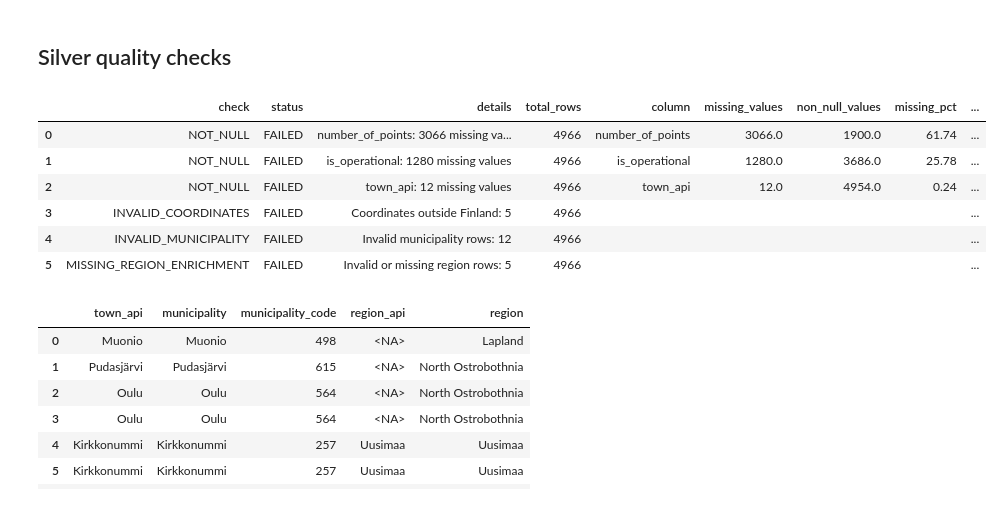
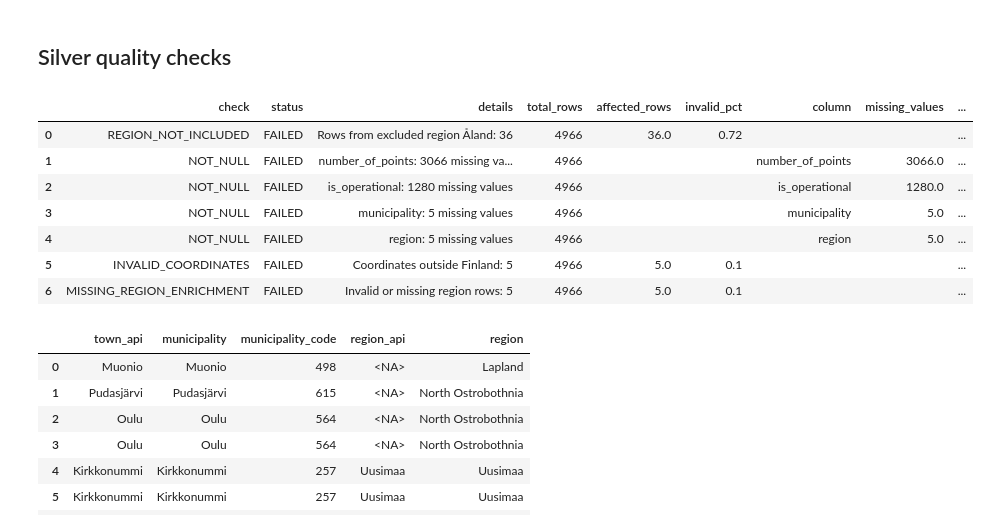
Before and after one commit to MarkusJakonen/de-week8-mini-project-team1, a Jupyter notebook: Silver/silver_data_cleaning_open_charge_FI.ipynb, the cells around one changed output. Saved outputs shown, nothing was run; the diff lists cells and outputs as text; code cells hidden in the pictures.

```diff
--- a/Silver/silver_data_cleaning_open_charge_FI.ipynb
+++ b/Silver/silver_data_cleaning_open_charge_FI.ipynb
@@ -52,8 +52,8 @@ column_mapping = {
     "NumberOfPoints": "number_of_points",
     "DateCreated": "date_created", # this one needs to be split later, only one key can exist in a Python dict
     "StatusType.IsOperational": "is_operational",
-    "AddressInfo.Town": "town_api", # original API value, contains 1547 invalid municipalities -> not usable
-    "AddressInfo.StateOrProvince": "region_api", # original API value, contains 826 invalid regions -> not usable
+    "AddressInfo.Town": "town_api", # original API value, contains 1547 invalid municipalities → not usable
+    "AddressInfo.StateOrProvince": "region_api", # original API value, contains 826 invalid regions → not usable
     "AddressInfo.Country.Title": "country",
     "AddressInfo.Latitude": "latitude",
     "AddressInfo.Longitude": "longitude",
@@ -75,7 +75,7 @@ silver_df = silver_df.assign(
     month=silver_df["date_created"].dt.month,
 )
 
-# Read the municipalities from the official Excel
+# Read the municipalities and regions from the official Excel
 # See https://stat.fi/en/luokitukset/tupa -> "Municipalities and Regional Divisions Based on Municipalities 2026"
 municipalities_and_regions_df = pd.read_excel(
     "en26_Municipalities_and_Regional_Divisions_Based_on_Municipalities_2026_in_Finnish,_Swedish_and_English.xlsx",
@@ -84,9 +84,17 @@ municipalities_and_regions_df = pd.read_excel(
     header=None,
     names=[
         "municipality",
-        "municipality_code", # needed for joining later
+        "municipality_code", # needed later for joining
         "region"
     ]
+)
+
+# Handle a special case in the Excel: "Maarianhamina - Mariehamn" → "Maarianhamina"
+municipalities_and_regions_df["municipality"] = (
+    municipalities_and_regions_df["municipality"]
+    .replace({
+        "Maarianhamina - Mariehamn": "Maarianhamina"
+    })
 )
 
 display(municipalities_and_regions_df.head())
@@ -102,8 +110,8 @@ silver_df = silver_df[
         "month",
         "date_created",
         "is_operational",
-        "town_api", # will be converted to municipality later
-        "region_api",
+        "town_api", # included for debugging purposes, will be dropped later
+        "region_api", # included for debugging purposes, will be dropped later
         "country",
         "latitude",
         "longitude",
@@ -525,11 +464,13 @@ FINLAND_LAT_MAX = 70.5
 FINLAND_LON_MIN = 19.0
 FINLAND_LON_MAX = 32.0
 
+silver_df["rejection_reason"] = pd.NA
+
 quality_issues = []
 total_rows = len(silver_df)
 
 # Helper function for adding failed checks
-def add_quality_issue(check, details, **extra_fields):
+def add_quality_issue(check, details, failed_rows=None, **extra_fields):
     quality_issues.append({
         "check": check,
         "status": "FAILED",
@@ -538,6 +479,24 @@ def add_quality_issue(check, details, **extra_fields):
         **extra_fields
     })
 
+    # Mark rejected rows by setting a rejection_reason
+    if failed_rows is not None:
+        silver_df.loc[failed_rows, "rejection_reason"] = check
+
+
+# 0. Åland not allowed, because the Traficom data used later in this project does not include registrations in Åland
+excluded_region_rows = silver_df[
+    silver_df["region"] == "Åland"
+]
+
+if not excluded_region_rows.empty:
+    add_quality_issue(
+        check="REGION_NOT_INCLUDED",
+        details=f"Rows from excluded region Åland: {len(excluded_region_rows)}",
+        affected_rows=len(excluded_region_rows),
+        invalid_pct=round(len(excluded_region_rows) / total_rows * 100, 2),
+        failed_rows=excluded_region_rows.index
+    )
 
 # 1. Row count check
 if len(silver_df) != len(bronze_df):
@@ -557,7 +516,8 @@ if not duplicate_ids.empty:
         check="DUPLICATE_IDS",
         details=f"Duplicate IDs found: {duplicate_ids['id'].nunique()}",
         affected_rows=len(duplicate_ids),
-        duplicate_id_count=duplicate_ids["id"].nunique()
+        duplicate_id_count=duplicate_ids["id"].nunique(),
+        failed_rows=duplicate_ids.index
     )
 
 
@@ -569,7 +529,8 @@ required_columns = [
     "year",
     "month",
     "is_operational",
-    "town_api",
+    "municipality",
+    "region",
     "country",
     "latitude",
     "longitude",
@@ -603,7 +564,8 @@ if not invalid_coordinates.empty:
         check="INVALID_COORDINATES",
         details=f"Coordinates outside Finland: {len(invalid_coordinates)}",
         affected_rows=len(invalid_coordinates),
-        invalid_pct=round(len(invalid_coordinates) / total_rows * 100, 2)
+        invalid_pct=round(len(invalid_coordinates) / total_rows * 100, 2),
+        failed_rows=invalid_coordinates.index
     )
 
 
@@ -617,7 +579,8 @@ if not invalid_number_of_points.empty:
         check="INVALID_COORDINATES",
         details=f"Invalid coordinate rows: {len(invalid_coordinates)}",
         affected_rows=len(invalid_coordinates),
-        invalid_pct=round(len(invalid_coordinates) / total_rows * 100, 2)
+        invalid_pct=round(len(invalid_coordinates) / total_rows * 100, 2),
+        failed_rows=invalid_number_of_points.index
     )
 
 
@@ -651,42 +614,45 @@ if not invalid_municipalities.empty:
         check="INVALID_MUNICIPALITY",
         details=f"Invalid municipality rows: {len(invalid_municipalities)}",
         affected_rows=len(invalid_municipalities),
-        invalid_pct=round(len(invalid_municipalities) / total_rows * 100, 2)
+        invalid_pct=round(len(invalid_municipalities) / total_rows * 100, 2),
+        failed_rows=invalid_municipalities.index
     )
 
 
 # 7. Invalid region
 # Since region is derived from official municipality data, there are really only two possibilities:
 # 1. The enrichment succeeded → region is guaranteed to be valid.
 # 2. The enrichment failed → region is NaN.
 
 # simply check for missing values
 invalid_regions = silver_df[silver_df["region"].isna()].copy()
 
 if not invalid_regions.empty:
     add_quality_issue(
         check="MISSING_REGION_ENRICHMENT",
         details=f"Invalid or missing region rows: {len(invalid_regions)}",
         affected_rows=len(invalid_regions),
-        invalid_pct=round(len(invalid_regions) / total_rows * 100, 2)
+        invalid_pct=round(len(invalid_regions) / total_rows * 100, 2),
+        failed_rows=invalid_regions.index
     )
 
 
 # Final quality report
 quality_report = pd.DataFrame(quality_issues).fillna("") # replace NaN with blank cells so that it is more human-readable
 
 if quality_report.empty:
     print("All quality checks passed.")
 else:
     display(quality_report)
 # %% [output]
-|  | check | status | details | total_rows | column | missing_values | non_null_values | missing_pct | ... |
-| 0 | NOT_NULL | FAILED | number_of_points: 3066 missing va... | 4966 | number_of_points | 3066.0 | 1900.0 | 61.74 | ... |
-| 1 | NOT_NULL | FAILED | is_operational: 1280 missing values | 4966 | is_operational | 1280.0 | 3686.0 | 25.78 | ... |
-| 2 | NOT_NULL | FAILED | town_api: 12 missing values | 4966 | town_api | 12.0 | 4954.0 | 0.24 | ... |
-| 3 | INVALID_COORDINATES | FAILED | Coordinates outside Finland: 5 | 4966 |  |  |  |  | ... |
-| 4 | INVALID_MUNICIPALITY | FAILED | Invalid municipality rows: 12 | 4966 |  |  |  |  | ... |
-| 5 | MISSING_REGION_ENRICHMENT | FAILED | Invalid or missing region rows: 5 | 4966 |  |  |  |  | ... |
+|  | check | status | details | total_rows | affected_rows | invalid_pct | column | missing_values | ... |
+| 0 | REGION_NOT_INCLUDED | FAILED | Rows from excluded region Åland: 36 | 4966 | 36.0 | 0.72 |  |  | ... |
+| 1 | NOT_NULL | FAILED | number_of_points: 3066 missing va... | 4966 |  |  | number_of_points | 3066.0 | ... |
+| 2 | NOT_NULL | FAILED | is_operational: 1280 missing values | 4966 |  |  | is_operational | 1280.0 | ... |
+| 3 | NOT_NULL | FAILED | municipality: 5 missing values | 4966 |  |  | municipality | 5.0 | ... |
+| 4 | NOT_NULL | FAILED | region: 5 missing values | 4966 |  |  | region | 5.0 | ... |
+| 5 | INVALID_COORDINATES | FAILED | Coordinates outside Finland: 5 | 4966 | 5.0 | 0.1 |  |  | ... |
+| 6 | MISSING_REGION_ENRICHMENT | FAILED | Invalid or missing region rows: 5 | 4966 | 5.0 | 0.1 |  |  | ... |
 # %%
 # display(silver_df.head(20))
 
```
Also changed, not shown: parts of 16 cells of this notebook.
